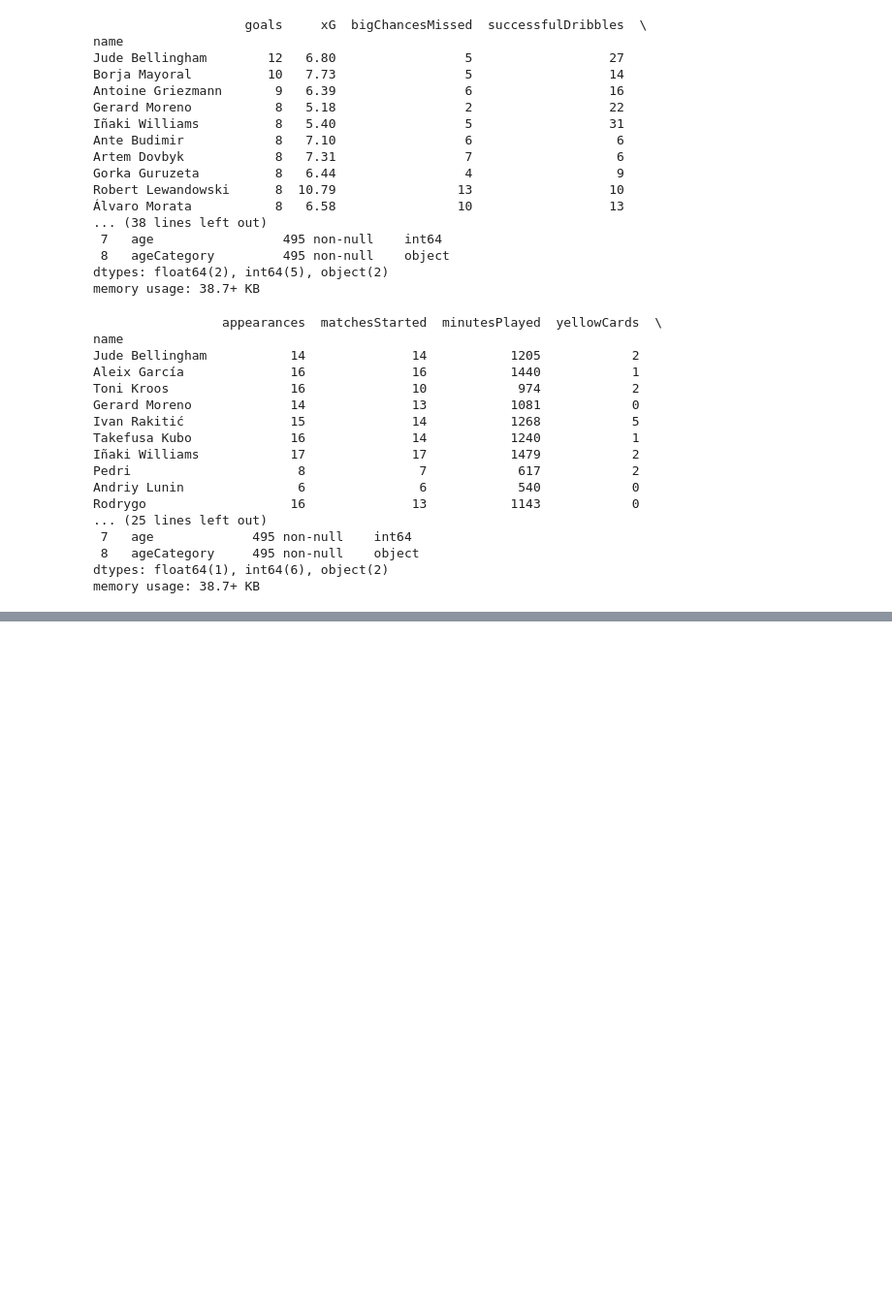
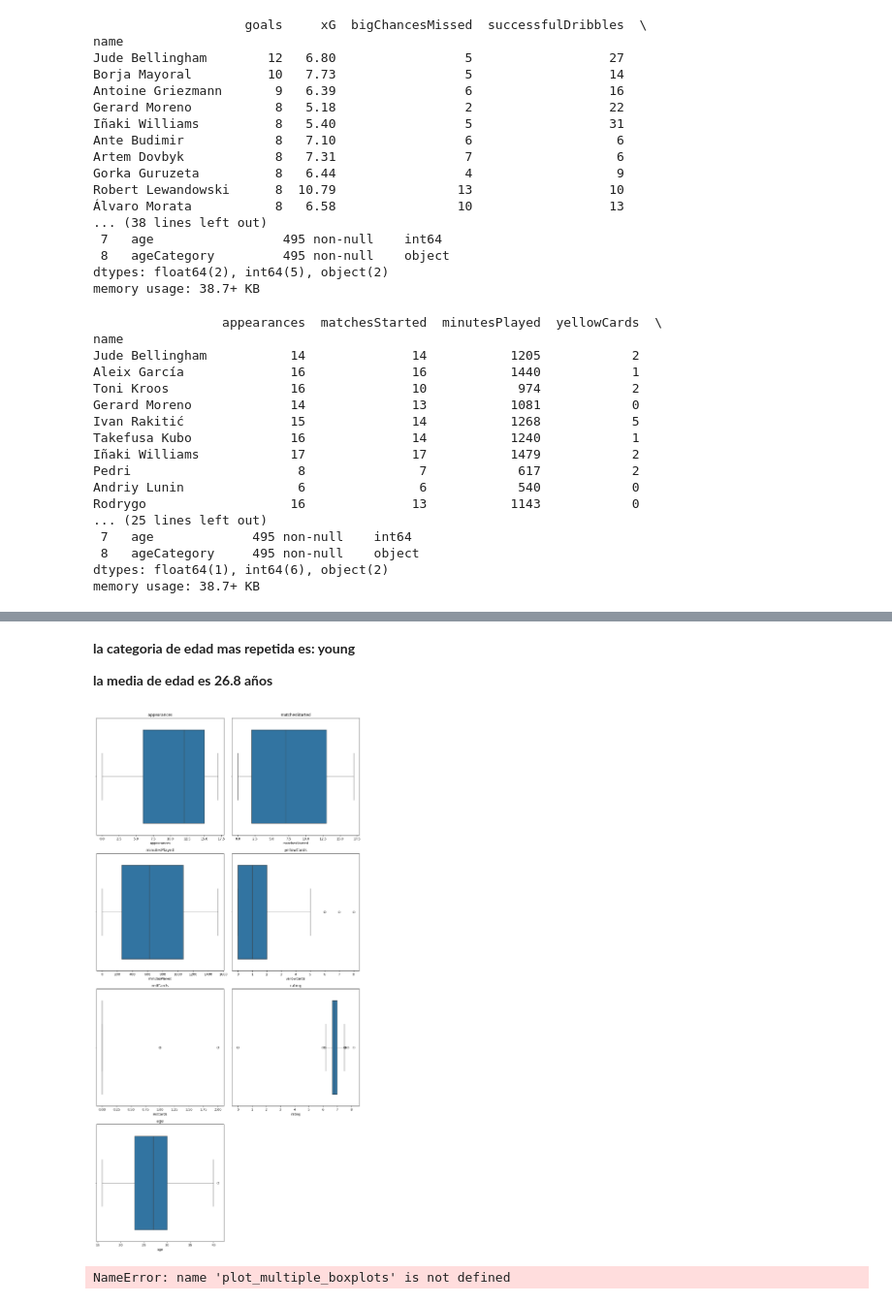
Before and after one commit to prromera/EDA_repo, a Jupyter notebook: EDA/1-Definicion_EDA.ipynb, the cells around one changed output, grey strips where cells are left out. Shown at 97% size. Cells and saved outputs as stored; diff of their text form; code cells hidden in the pictures; blank space fills up the shorter version.

```diff
--- a/EDA/1-Definicion_EDA.ipynb
+++ b/EDA/1-Definicion_EDA.ipynb
@@ -27,17 +27,21 @@ Se espera que los jugadores que esten en la categoria 'ideal', que tienen un bal
 # %% [markdown]
 ### DATASETS Y FUENTES ALTERNATIVAS DE DATOS
 # %%
+import numpy as np
+import matplotlib.pyplot as plt
 import pandas as pd
+import seaborn as sns
+from bootcampviztools import plot_categorical_relationship_fin, pinta_distribucion_categoricas, plot_grouped_boxplots, plot_grouped_histograms, plot_combined_graphs, plot_categorical_numerical_relationship, grafico_dispersion_con_correlacion
 
-df_gk = pd.read_csv("db_gk.csv")
+df_gk = pd.read_csv("./datasets/db_gk.csv")
 fuente_1 = "https://www.sofascore.com/tournament/football/spain/laliga/8"
-df_def = pd.read_csv("db_def.csv")
+df_def = pd.read_csv("./datasets/db_def.csv")
 fuente_2 = "https://www.sofascore.com/tournament/football/spain/laliga/8"
-df_pas = pd.read_csv("db_pas.csv")
+df_pas = pd.read_csv("./datasets/db_pas.csv")
 fuente_3 = "https://www.sofascore.com/tournament/football/spain/laliga/8"
-df_atk = pd.read_csv("db_atk.csv")
+df_atk = pd.read_csv("./datasets/db_atk.csv")
 fuente_4 = "https://www.sofascore.com/tournament/football/spain/laliga/8"
-df_gen = pd.read_csv("db_gen.csv")
+df_gen = pd.read_csv("./datasets/db_gen.csv")
 fuente_5 = "https://www.sofascore.com/tournament/football/spain/laliga/8"
 # %% [markdown]
 Se realizo un extensivo trabajo de scraping sobre la pagina web de estadisticas deportivas [Sofascore](www.sofascore.com) para conseguir lo datos para este EDA. Los datasets presentados son creados a partir de estos datos extraidos.
@@ -159,0 +278,37 @@ memory usage: 38.7+ KB
+# %%
+categoricas = [
+    "team",
+    "ageCategory"
+] #lista con el nombre de las variables categoricas, son iguales para todos los DF.
+numericas_atk = [
+    "goals",
+    "xG",
+    "bigChancesMissed",
+    "successfulDribbles",
+    "totalShots",
+    "goalConversion%",
+    "age"
+] #lista con variables numericas del DF de ataque.
+numericas_gen = [
+    "appearances",
+    "matchesStarted",
+    "minutesPlayed",
+    "yellowCards",
+    "redCards",
+    "rating",
+    "age"
+] #lista con variables numericas del DF general.
+# %%
+df_gen["totalCards"] = df_gen["yellowCards"]+df_gen["redCards"] #cree la columna totalCards, ya que la columna de tarjetas rojas aportaba poco valor por si sola.
+# %% [markdown]
+**la categoria de edad mas repetida es: young**
+
+**la media de edad es 26.8 años**
+# %%
+plot_multiple_boxplots(df_gen, numericas_gen) #boxplot de las numericas de general
+# %% [output]
+[figure, added]
+# %%
+plot_multiple_boxplots (df_atk, "totalShots", "goalConversion%")
+# %% [output]
+NameError: name 'plot_multiple_boxplots' is not defined
```
Also changed, not shown: parts of 88 cells of this notebook, 2 other files.
